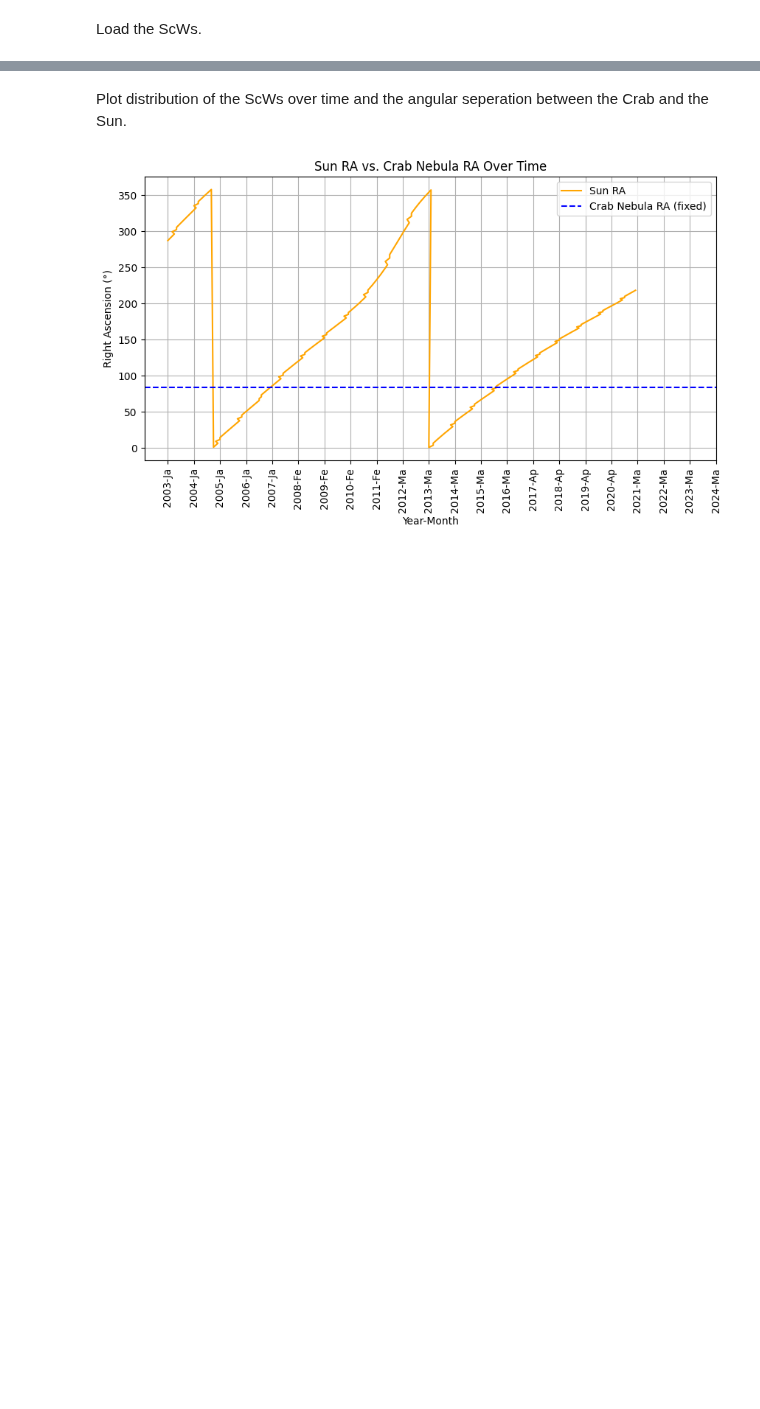
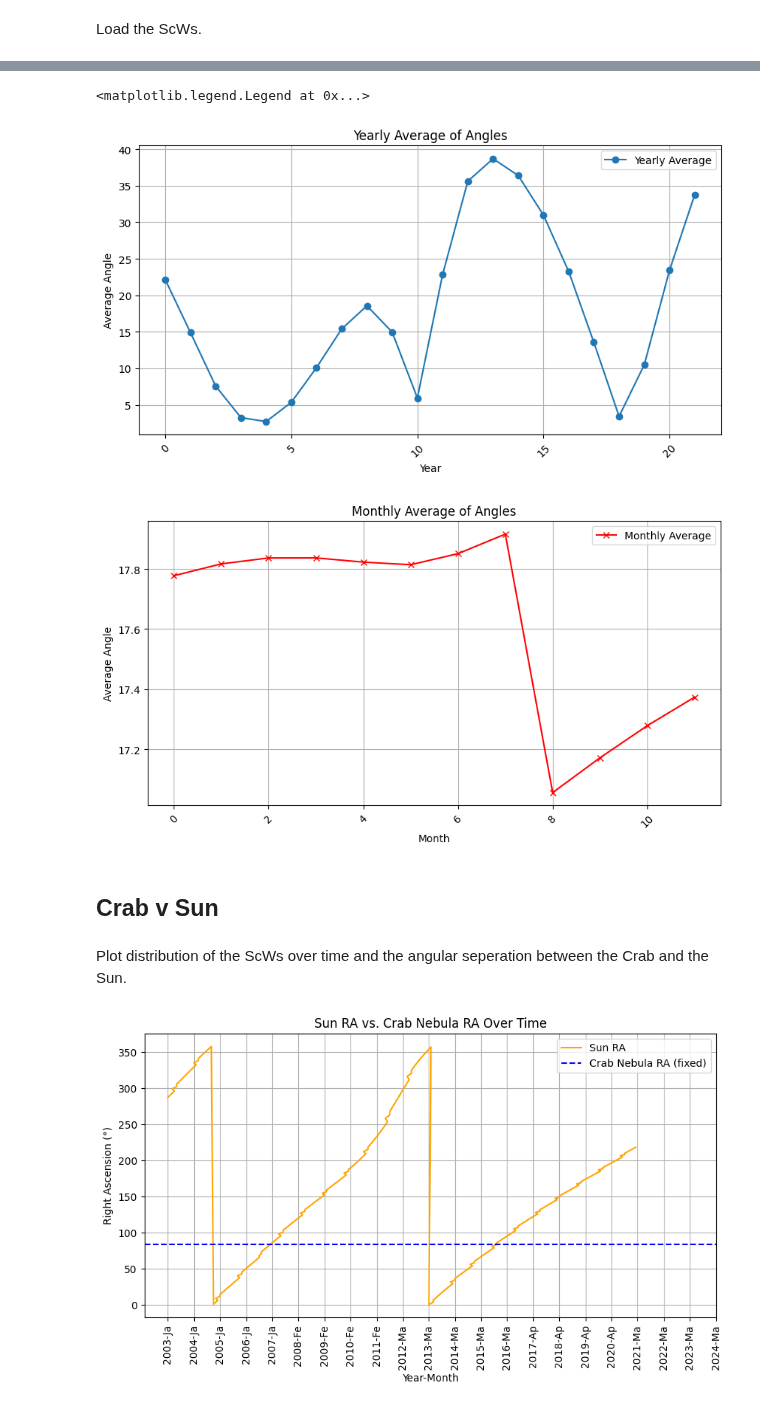
Before and after one commit to interstellxr/jupiter-xray-analysis, a Jupyter notebook: jupiter-xrays/calculations.ipynb, the cells around one changed output, grey strips where cells are left out. Cells and saved outputs as stored; diff of their text form; code cells hidden in the pictures; blank space fills up the shorter version.

```diff
--- a/jupiter-xrays/calculations.ipynb
+++ b/jupiter-xrays/calculations.ipynb
@@ -33,3 +121,36 @@ Load the ScWs.
+# %%
+angles = sun_coords.separation(jupiter_coords).deg
+dates = pd.date_range(start='2003-01-01', periods=260, freq='M')
+
+yearly_avg = [np.mean(angles[i:i+12]) for i in range(0, len(angles), 12)]
+monthly_avg = []
+for month in range(12):
+    month_indices = [i for i in range(len(angles)) if dates[i].month == month + 1]
+    monthly_avg.append(np.mean(angles[month_indices]))
+# %%
+plt.figure(figsize=(10, 5))
+plt.plot(yearly_avg, label='Yearly Average', marker='o')
+plt.title('Yearly Average of Angles')
+plt.xlabel('Year')
+plt.ylabel('Average Angle')
+plt.xticks(rotation=45)
+plt.grid(True)
+plt.legend()
+
+plt.figure(figsize=(10, 5))
+plt.plot(monthly_avg, label='Monthly Average', marker='x', color='r')
+plt.title('Monthly Average of Angles')
+plt.xlabel('Month')
+plt.ylabel('Average Angle')
+plt.xticks(rotation=45)
+plt.grid(True)
+plt.legend()
+# %% [output]
+<matplotlib.legend.Legend at 0x...>
+[figure, added]
+[figure, added]
+# %% [markdown]
+## Crab v Sun
 # %%
 scw = []
 start = []
```
Also changed, not shown: parts of 9 cells of this notebook.
